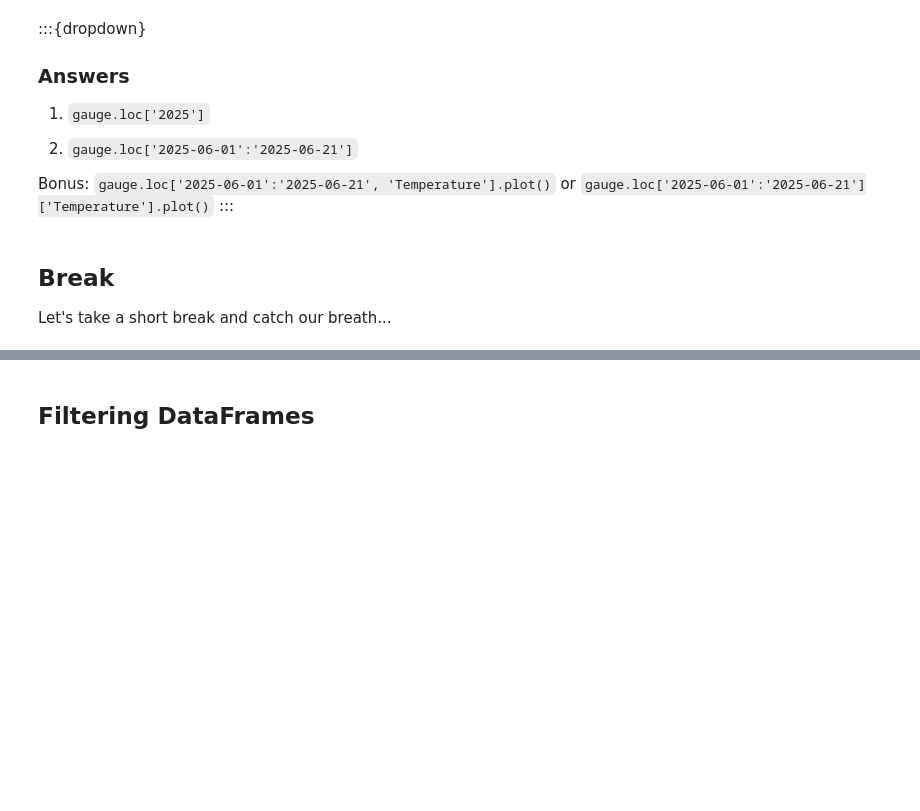
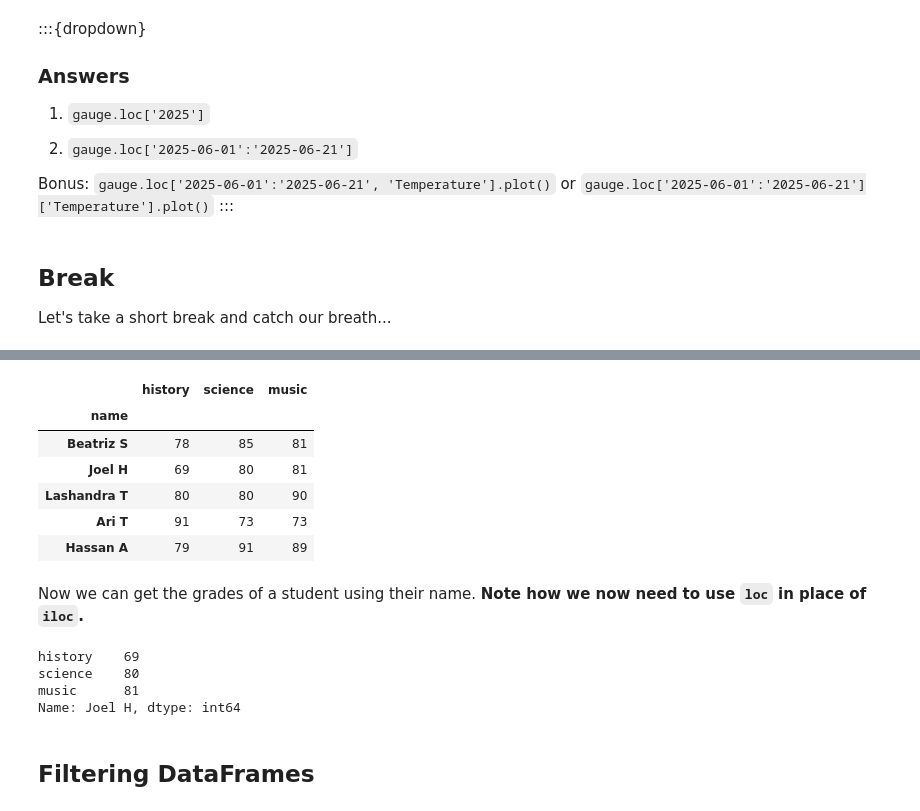
Before and after one commit to NASA-SARP/2026-Coding-Alex, a Jupyter notebook: lessons/02_tabular_data.ipynb, the cells around one changed output, grey strips where cells are left out. Drawn from its saved outputs; the diff is of its cells as text; code cells hidden in the pictures; blank space fills up the shorter version.

```diff
--- a/lessons/02_tabular_data.ipynb
+++ b/lessons/02_tabular_data.ipynb
@@ -613,3 +667,27 @@ Let's take a short break and catch our breath...
+# %%
+# update the original dataframe with the new index
+grades = grades.set_index('name')
+grades
+# %% [output]
+|  | history | science | music |
+| name |  |  |  |
+| Beatriz S | 78 | 85 | 81 |
+| Joel H | 69 | 80 | 81 |
+| Lashandra T | 80 | 80 | 90 |
+| Ari T | 91 | 73 | 73 |
+| Hassan A | 79 | 91 | 89 |
+# %% [markdown]
+Now we can get the grades of a student using their name. __Note how we now need to use `loc` in place of `iloc`.__
+# %%
+grades.loc['Joel H']
+
+# This would give the same
+# grades.iloc[1]
+# %% [output]
+history    69
+science    80
+music      81
+Name: Joel H, dtype: int64
 # %% [markdown]
 ## Filtering DataFrames
 # %% [markdown]
```
Also changed, not shown: parts of 13 cells of this notebook.
